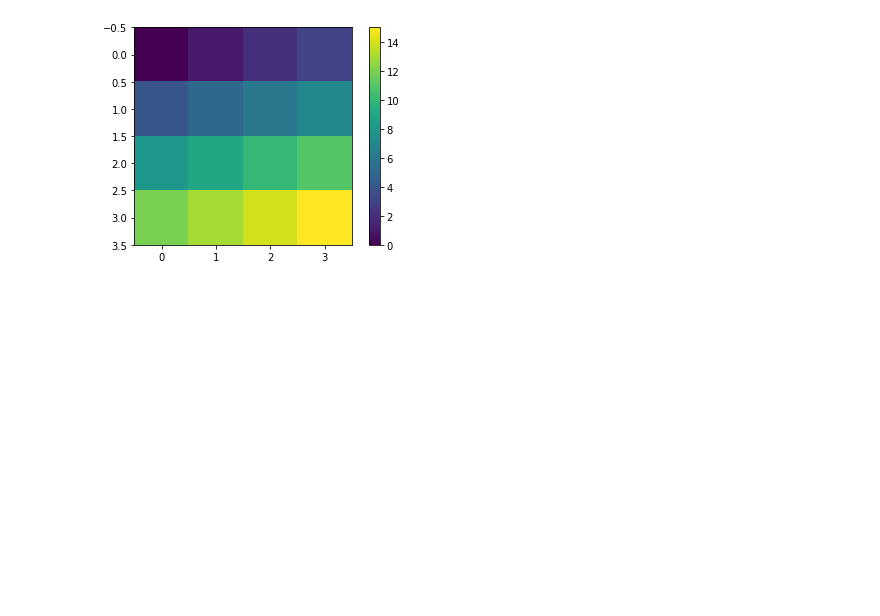
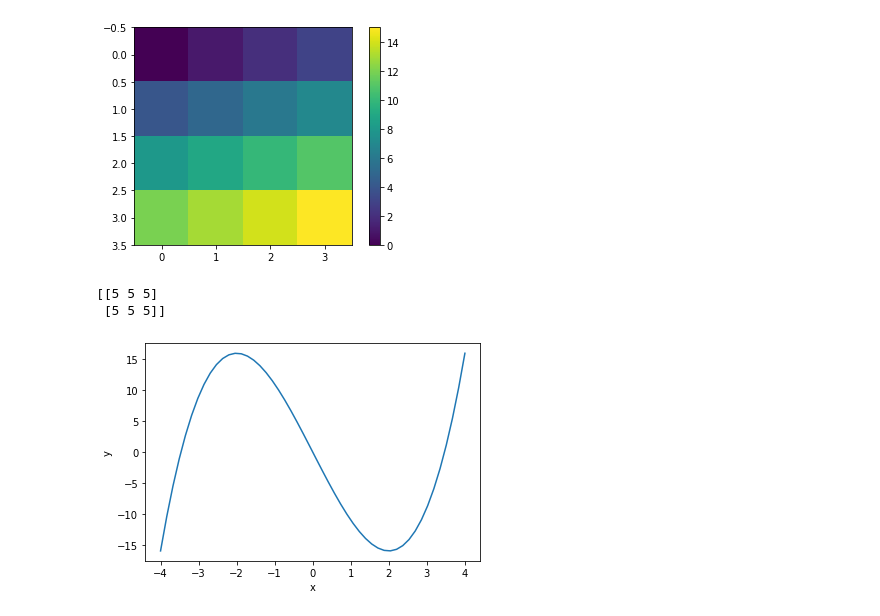
Before and after one commit to luo1964/Study-AI-Report, a Jupyter notebook: Untitled1.ipynb, the cells around one changed output. Saved outputs shown, nothing was run; the diff lists cells and outputs as text; code cells hidden in the pictures; blank space fills up the shorter version.

```diff
--- a/Untitled1.ipynb
+++ b/Untitled1.ipynb
@@ -114,3 +114,27 @@ plt.show
 # %% [output]
 <function matplotlib.pyplot.show>
 [figure]
+# %%
+import numpy as np
+
+a = np.array([0, 1, 2, 3, 4,5])
+b = np.array([[5, 4, 3],
+              [2, 1, 0]])
+a = a.reshape(2, 3)
+print(a +ｂ)
+# %% [output]
+[[5 5 5]
+ [5 5 5]]
+# %%
+import numpy as np
+import matplotlib.pyplot as plt
+
+x = np.linspace(-4, 4)
+y = x**3 - 12 * x
+
+plt.xlabel("x")
+plt.ylabel("y")
+plt.plot(x, y)
+plt,plt.show()
+# %% [output]
+[figure, added]
```
Also changed, not shown: parts of 1 cell of this notebook.
